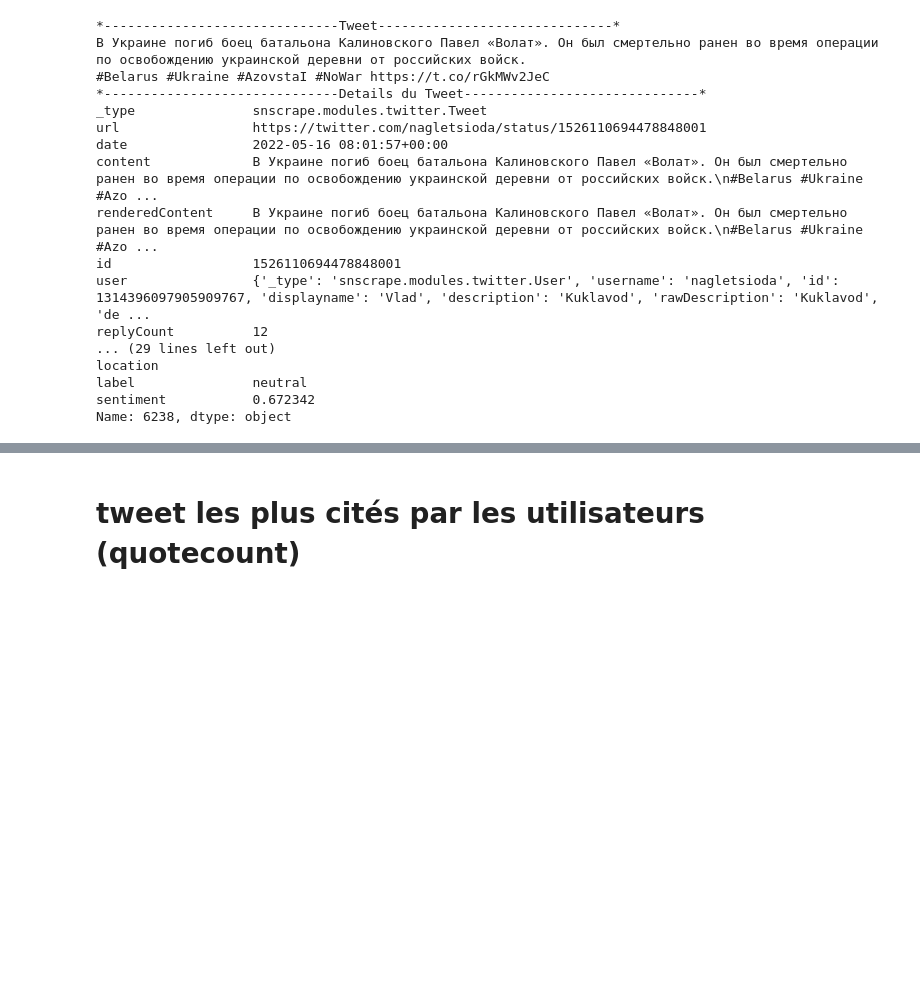
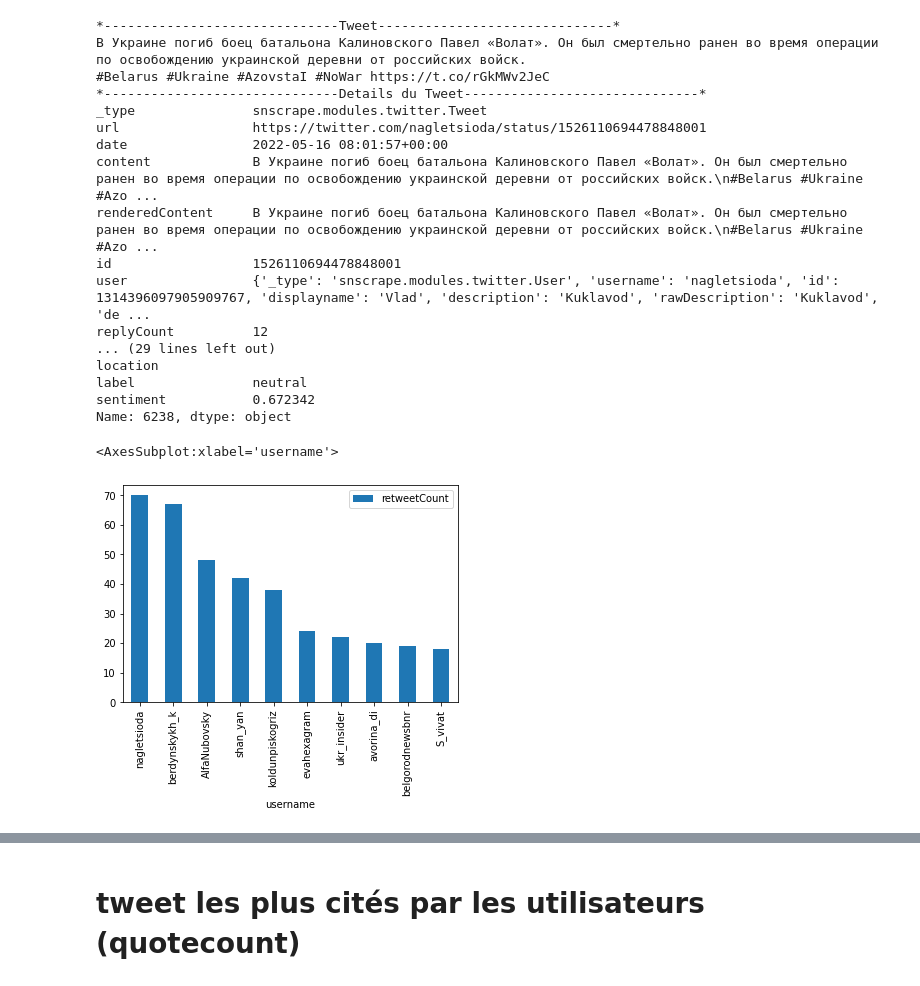
Before and after one commit to Amenay-khl/Osint, a Jupyter notebook: Osint_Uk2.ipynb, the cells around one changed output, grey strips where cells are left out. Saved outputs shown, nothing was run; the diff lists cells and outputs as text; code cells hidden in the pictures; blank space fills up the shorter version.

```diff
--- a/Osint_Uk2.ipynb
+++ b/Osint_Uk2.ipynb
@@ -672,4 +713,9 @@ location
 label               neutral
 sentiment           0.672342
 Name: 6238, dtype: object
+# %%
+sorted_tweets_ru.head(10).plot.bar(y='retweetCount',x='username')
+# %% [output]
+<AxesSubplot:xlabel='username'>
+[figure, added]
 # %%
```
Also changed, not shown: parts of 45 cells of this notebook.
